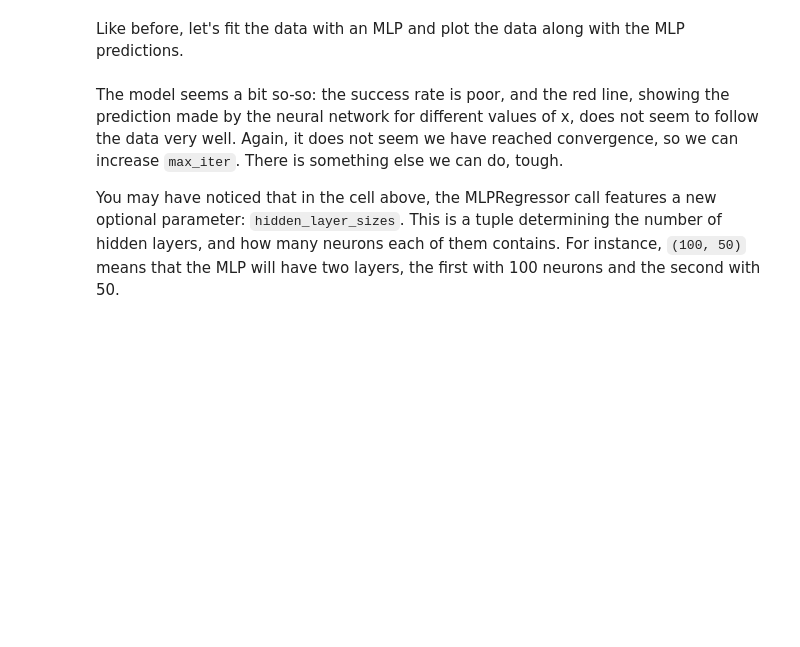
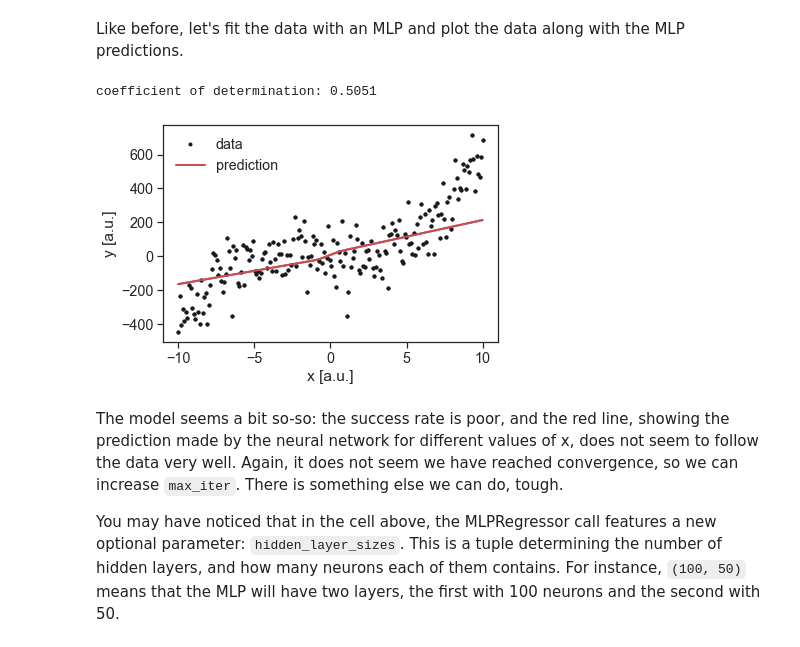
Before and after one commit to MDAnalysis/WorkshopMDMLEdinburgh2022, a Jupyter notebook: ML/ML_NN_04.ipynb, the cells around one changed output. Drawn from its saved outputs; the diff is of its cells as text; code cells hidden in the pictures; blank space fills up the shorter version.

```diff
--- a/ML/ML_NN_04.ipynb
+++ b/ML/ML_NN_04.ipynb
@@ -111,23 +130,26 @@ X_train, X_test, y_train, y_test = train_test_split(X, y, train_size=0.9)
 Like before, let's fit the data with an MLP and plot the data along with the MLP predictions.
 # %%
 # train MLP
-regr = MLPRegressor(hidden_layer_sizes=(100,50), max_iter=1000).fit(X_train, y_train)
+regr = MLPRegressor(hidden_layer_sizes=(100,), max_iter=500).fit(X_train, y_train)
 print(f'coefficient of determination: {regr.score(X_test, y_test):.4f}')
 
 # predict values with trained MLP
 x_pred = np.array([np.linspace(np.min(X), np.max(X), len(X))]).T
 y_pred = regr.predict(x_pred)
 
 #plot
 fig = plt.figure()
 ax = fig.add_subplot(1, 1, 1)
 ax.set_xlabel("x [a.u.]")
 ax.set_ylabel("y [a.u.]")
 ax.plot(X, y, "k.", lw=0)
 ax.plot(x_pred, y_pred, "r-", lw=2)
 ax.plot(X, y, "k.", lw=0, label="data")
 ax.plot(x_pred, y_pred, "r-", lw=2, label="prediction")
 plt.legend(frameon=False);
+# %% [output]
+coefficient of determination: 0.5051
+[figure, added]
 # %% [markdown]
 The model seems a bit so-so: the success rate is poor, and the red line, showing the prediction made by the neural network for different values of x, does not seem to follow the data very well. Again, it does not seem we have reached convergence, so we can increase `max_iter`. There is something else we can do, tough.
 
```
Also changed, not shown: parts of 19 cells of this notebook.
